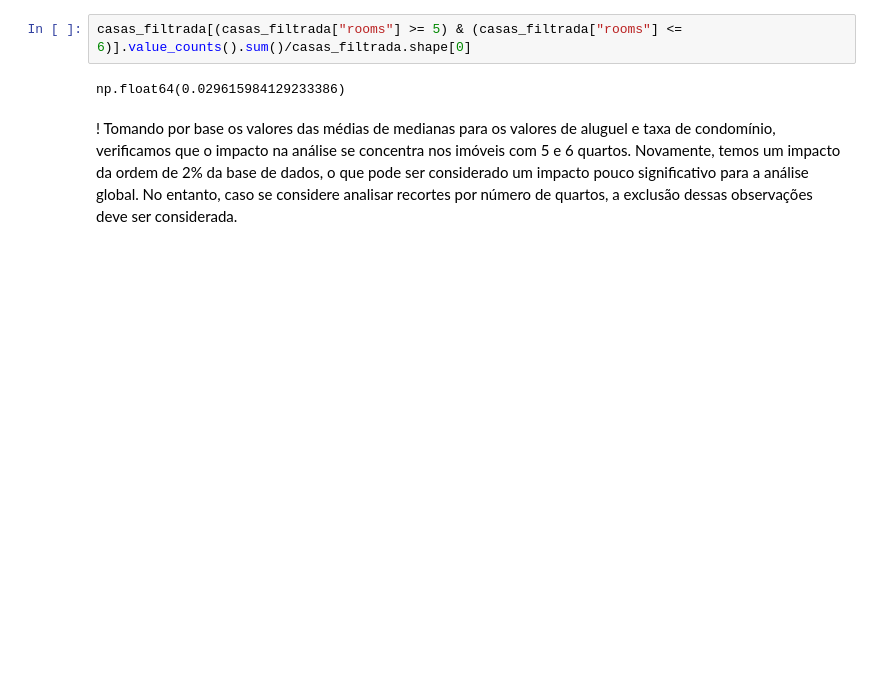
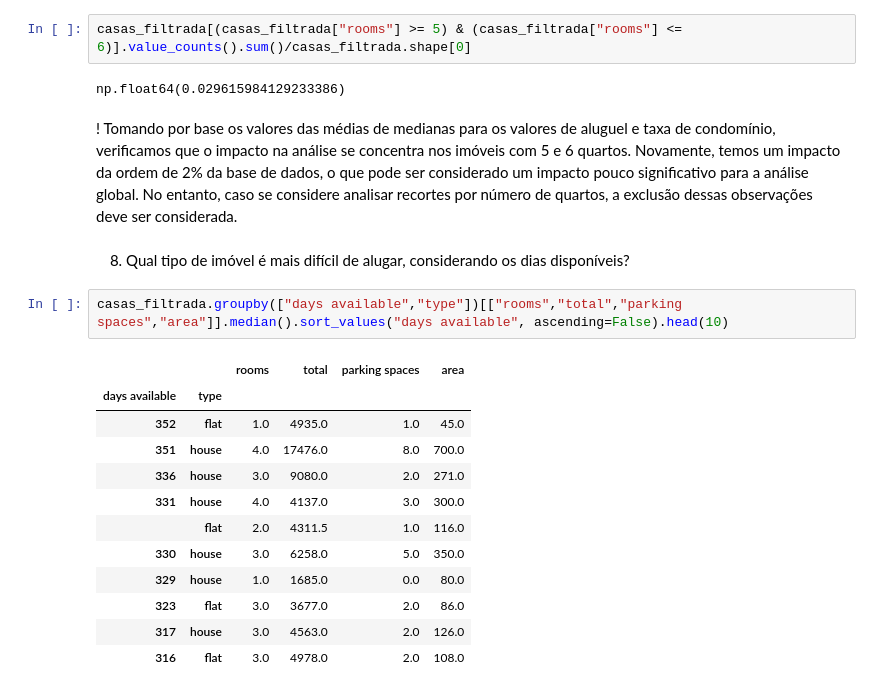
Before and after one commit to cleber-lamartine/projeto_ada_1715, a Jupyter notebook: projeto1715.ipynb, the cells around one changed output. Drawn from its saved outputs; the diff is of its cells as text; blank space fills up the shorter version.

```diff
--- a/projeto1715.ipynb
+++ b/projeto1715.ipynb
@@ -235,3 +236,20 @@ np.float64(0.029615984129233386)
 # %% [markdown]
 ! Tomando por base os valores das médias de medianas para os valores de aluguel e taxa de condomínio, verificamos que o impacto na análise se concentra nos imóveis com 5 e 6 quartos.
 Novamente, temos um impacto da ordem de 2% da base de dados, o que pode ser considerado um impacto pouco significativo para a análise global. No entanto, caso se considere analisar recortes por número de quartos, a exclusão dessas observações deve ser considerada.
+# %% [markdown]
+8) Qual tipo de imóvel é mais difícil de alugar, considerando os dias disponíveis?
+# %%
+casas_filtrada.groupby(["days available","type"])[["rooms","total","parking spaces","area"]].median().sort_values("days available", ascending=False).head(10)
+# %% [output]
+|  |  | rooms | total | parking spaces | area |
+| days available | type |  |  |  |  |
+| 352 | flat | 1.0 | 4935.0 | 1.0 | 45.0 |
+| 351 | house | 4.0 | 17476.0 | 8.0 | 700.0 |
+| 336 | house | 3.0 | 9080.0 | 2.0 | 271.0 |
+| 331 | house | 4.0 | 4137.0 | 3.0 | 300.0 |
+|  | flat | 2.0 | 4311.5 | 1.0 | 116.0 |
+| 330 | house | 3.0 | 6258.0 | 5.0 | 350.0 |
+| 329 | house | 1.0 | 1685.0 | 0.0 | 80.0 |
+| 323 | flat | 3.0 | 3677.0 | 2.0 | 86.0 |
+| 317 | house | 3.0 | 4563.0 | 2.0 | 126.0 |
+| 316 | flat | 3.0 | 4978.0 | 2.0 | 108.0 |
```
Also changed, not shown: parts of 7 cells of this notebook.
